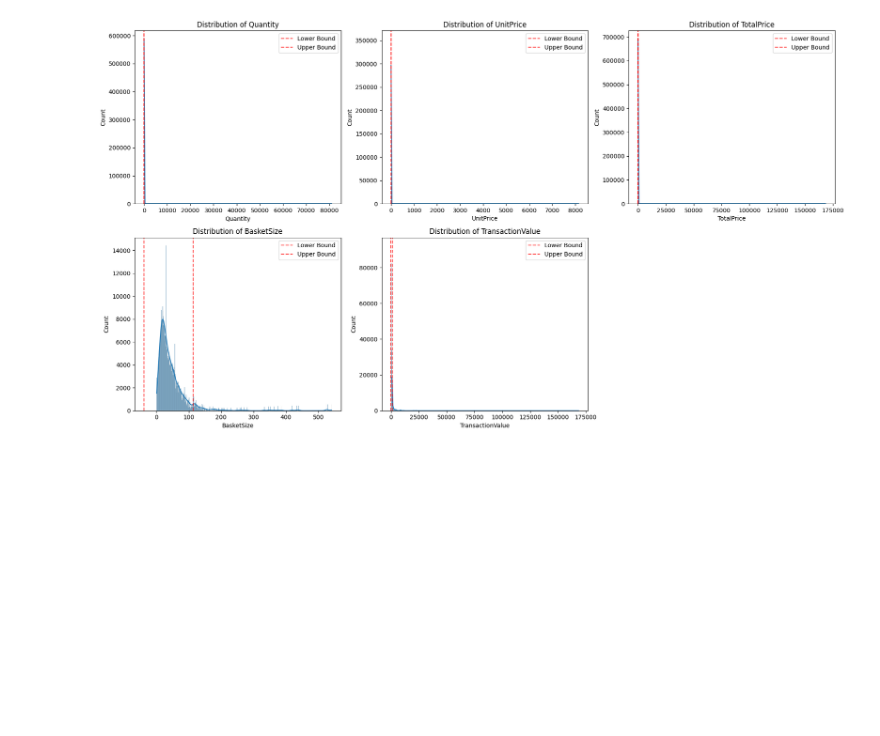
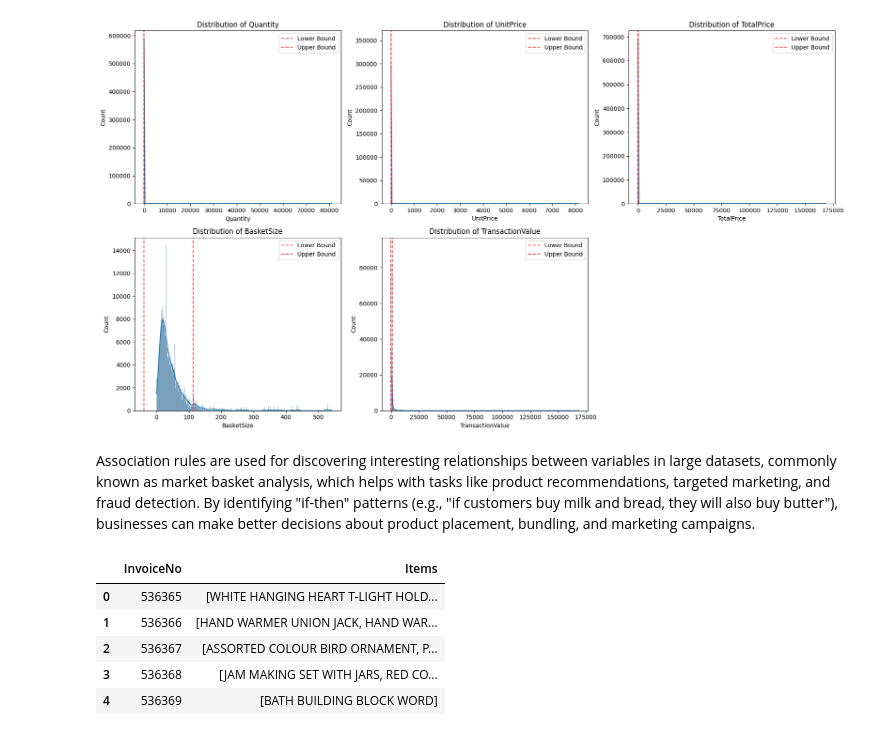
Before and after one commit to monurajj/Retail-Stock-Market-Behavior-Analysis, a Jupyter notebook: notebooks/completed/02_data_preprocessing.ipynb, the cells around one changed output. Drawn from its saved outputs; the diff is of its cells as text; code cells hidden in the pictures; blank space fills up the shorter version.

```diff
--- a/notebooks/completed/02_data_preprocessing.ipynb
+++ b/notebooks/completed/02_data_preprocessing.ipynb
@@ -370,3 +370,31 @@ plt.show()
 # %% [output]
 [figure]
 [figure]
+# %% [markdown]
+Association rules are used for discovering interesting relationships between variables in large datasets, commonly known as market basket analysis, which helps with tasks like product recommendations, targeted marketing, and fraud detection. By identifying "if-then" patterns (e.g., "if customers buy milk and bread, they will also buy butter"), businesses can make better decisions about product placement, bundling, and marketing campaigns.
+# %%
+
+# Perform initial cleaning steps on df (from previous successful cells)
+df.dropna(subset=['CustomerID'], inplace=True)
+df['CustomerID'] = df['CustomerID'].astype(int)
+df = df[df['Quantity'] > 0]
+df = df[df['UnitPrice'] > 0]
+
+# Original code for association data preparation
+df_association = df[['InvoiceNo', 'Description']].copy()
+df_association.dropna(subset=['Description'], inplace=True)
+df_association['Description'] = df_association['Description'].str.strip()
+df_association = df_association[df_association['Description'] != '']
+
+# Group items by invoice
+basket = df_association.groupby('InvoiceNo')['Description'].apply(list).reset_index()
+basket.columns = ['InvoiceNo', 'Items']
+
+display(basket.head())
+# %% [output]
+|  | InvoiceNo | Items |
+| 0 | 536365 | [WHITE HANGING HEART T-LIGHT HOLD... |
+| 1 | 536366 | [HAND WARMER UNION JACK, HAND WAR... |
+| 2 | 536367 | [ASSORTED COLOUR BIRD ORNAMENT, P... |
+| 3 | 536368 | [JAM MAKING SET WITH JARS, RED CO... |
+| 4 | 536369 | [BATH BUILDING BLOCK WORD] |
```
Also changed, not shown: parts of 4 cells of this notebook, 2 other files.
